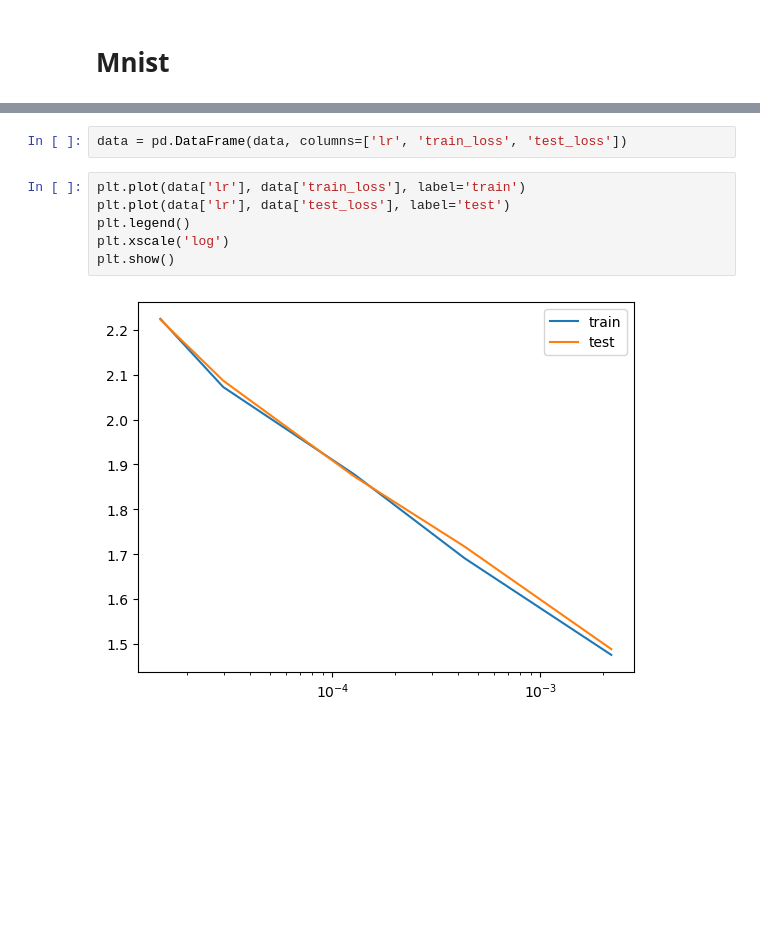
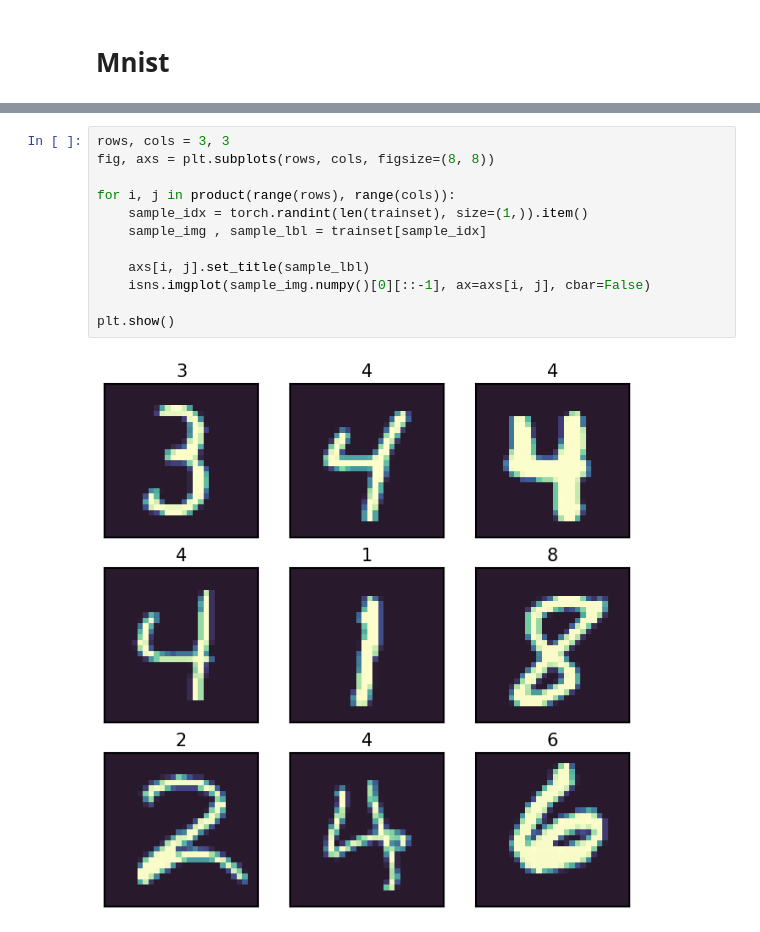
Before and after one commit to grach0v/optimization_large_lr, a Jupyter notebook: experiments/main.ipynb, the cells around one changed output, grey strips where cells are left out. Saved outputs shown, nothing was run; the diff lists cells and outputs as text; blank space fills up the shorter version.

```diff
--- a/experiments/main.ipynb
+++ b/experiments/main.ipynb
@@ -525,10 +353,14 @@ data
-# %%
-data = pd.DataFrame(data, columns=['lr', 'train_loss', 'test_loss'])
-# %%
-plt.plot(data['lr'], data['train_loss'], label='train')
-plt.plot(data['lr'], data['test_loss'], label='test')
-plt.legend()
-plt.xscale('log')
-plt.show()
-# %% [output]
-[figure, removed]
+# %%
+rows, cols = 3, 3
+fig, axs = plt.subplots(rows, cols, figsize=(8, 8))
+
+for i, j in product(range(rows), range(cols)):
+    sample_idx = torch.randint(len(trainset), size=(1,)).item()
+    sample_img , sample_lbl = trainset[sample_idx]
+
+    axs[i, j].set_title(sample_lbl)
+    isns.imgplot(sample_img.numpy()[0][::-1], ax=axs[i, j], cbar=False)
+
+plt.show()
+# %% [output]
+[figure, added]
```
Also changed, not shown: parts of 30 cells of this notebook.
